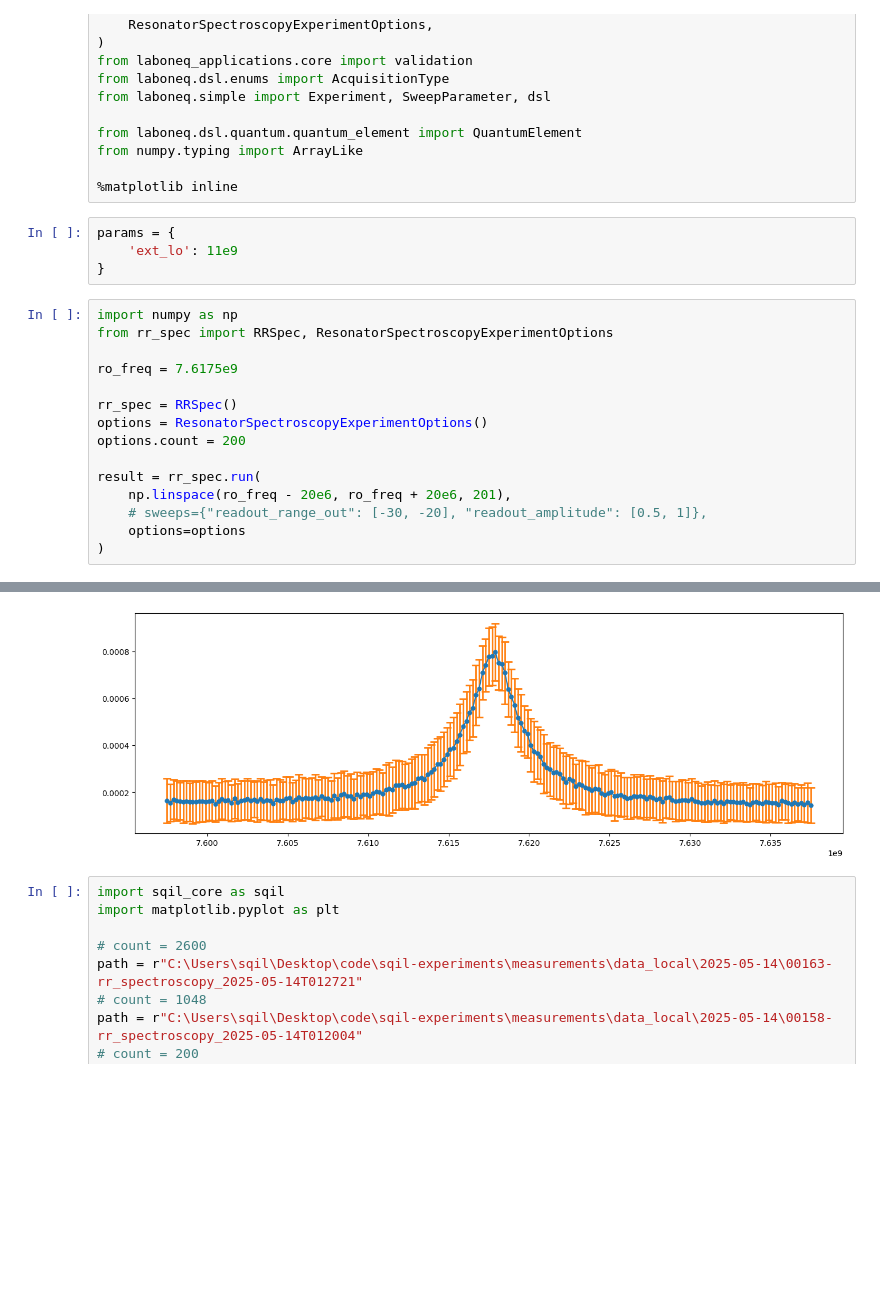
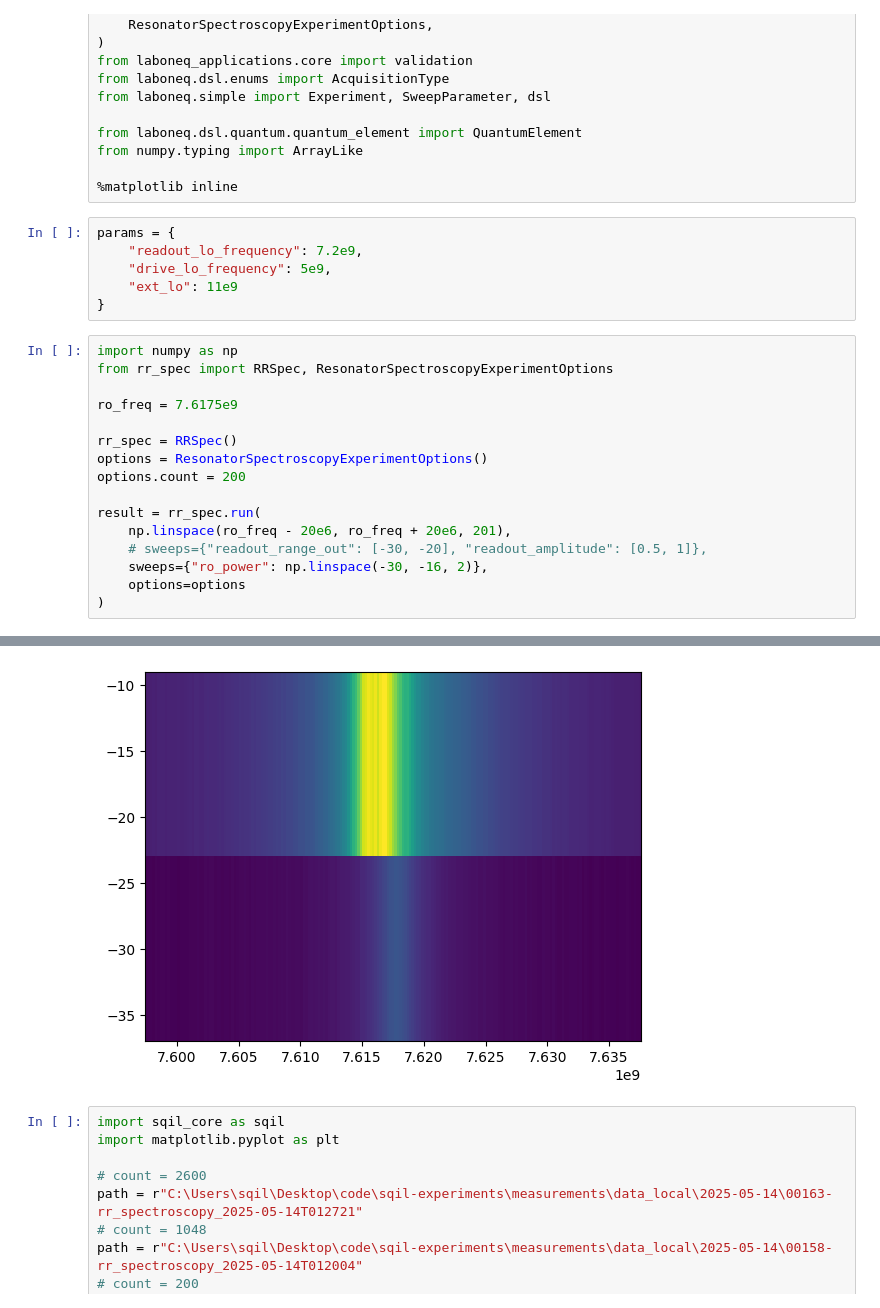
Before and after one commit to SQIL-EPFL/sqil-experiments, a Jupyter notebook: measurements/measure.ipynb, the cells around one changed output, grey strips where cells are left out. Saved outputs shown, nothing was run; the diff lists cells and outputs as text; blank space fills up the shorter version.

```diff
--- a/measurements/measure.ipynb
+++ b/measurements/measure.ipynb
@@ -24,7 +24,9 @@ from numpy.typing import ArrayLike
 %matplotlib inline
 # %%
 params = {
-    'ext_lo': 11e9
+    "readout_lo_frequency": 7.2e9,
+    "drive_lo_frequency": 5e9,
+    "ext_lo": 11e9
 }
 # %%
 import numpy as np
@@ -39,6 +41,7 @@ options.count = 200
 result = rr_spec.run(
     np.linspace(ro_freq - 20e6, ro_freq + 20e6, 201),
     # sweeps={"readout_range_out": [-30, -20], "readout_amplitude": [0.5, 1]},
+    sweeps={"ro_power": np.linspace(-30, -16, 2)},
     options=options
 )
 # %% [output]
@@ -71,4 +75,4 @@ result = rr_spec.run(
-[figure, old version]
+[figure, new version]
 # %%
 import sqil_core as sqil
 import matplotlib.pyplot as plt
```
Also changed, not shown: parts of 1 cell of this notebook, 6 other files.
